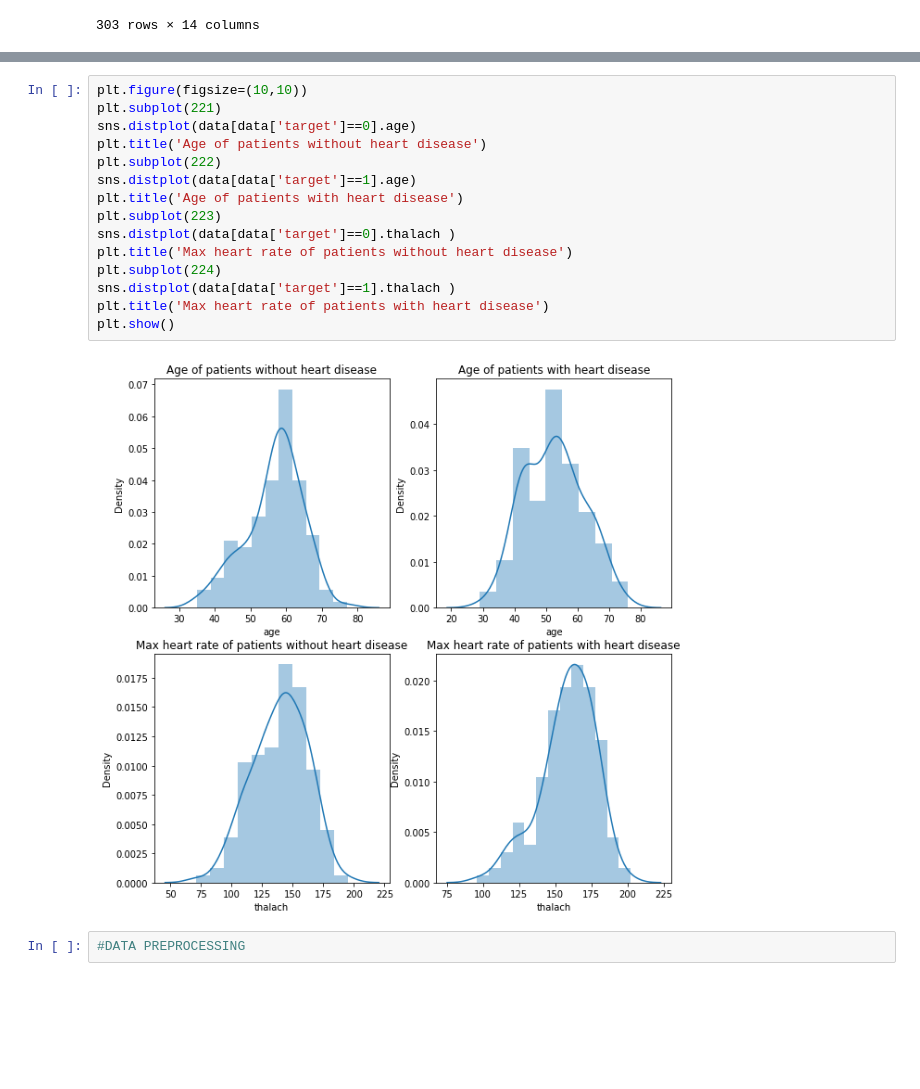
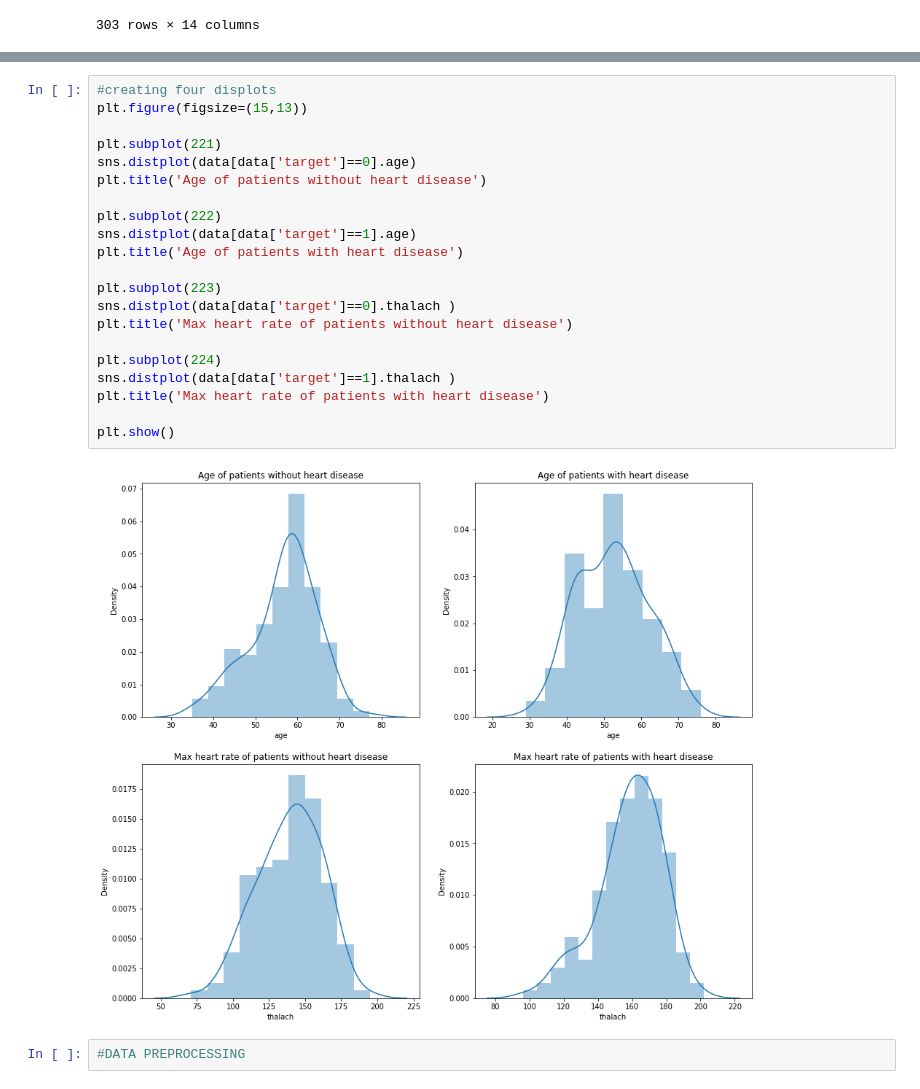
Before and after one commit to Shubhajit1997/heart-disease-prediction, a Jupyter notebook: heart_disease_predictor_model.ipynb, the cells around one changed output, grey strips where cells are left out. Cells and saved outputs as stored; diff of their text form; blank space fills up the shorter version.

```diff
--- a/heart_disease_predictor_model.ipynb
+++ b/heart_disease_predictor_model.ipynb
@@ -139,20 +95,26 @@ plt.show()
 # %%
-plt.figure(figsize=(10,10))
+#creating four displots
+plt.figure(figsize=(15,13))
+
 plt.subplot(221)
 sns.distplot(data[data['target']==0].age)
 plt.title('Age of patients without heart disease')
+
 plt.subplot(222)
 sns.distplot(data[data['target']==1].age)
 plt.title('Age of patients with heart disease')
+
 plt.subplot(223)
 sns.distplot(data[data['target']==0].thalach )
 plt.title('Max heart rate of patients without heart disease')
+
 plt.subplot(224)
 sns.distplot(data[data['target']==1].thalach )
 plt.title('Max heart rate of patients with heart disease')
+
 plt.show()
 # %% [output]
-[figure, old version]
+[figure, new version]
 # %%
 #DATA PREPROCESSING
 # %%
```
Also changed, not shown: parts of 36 cells of this notebook.
